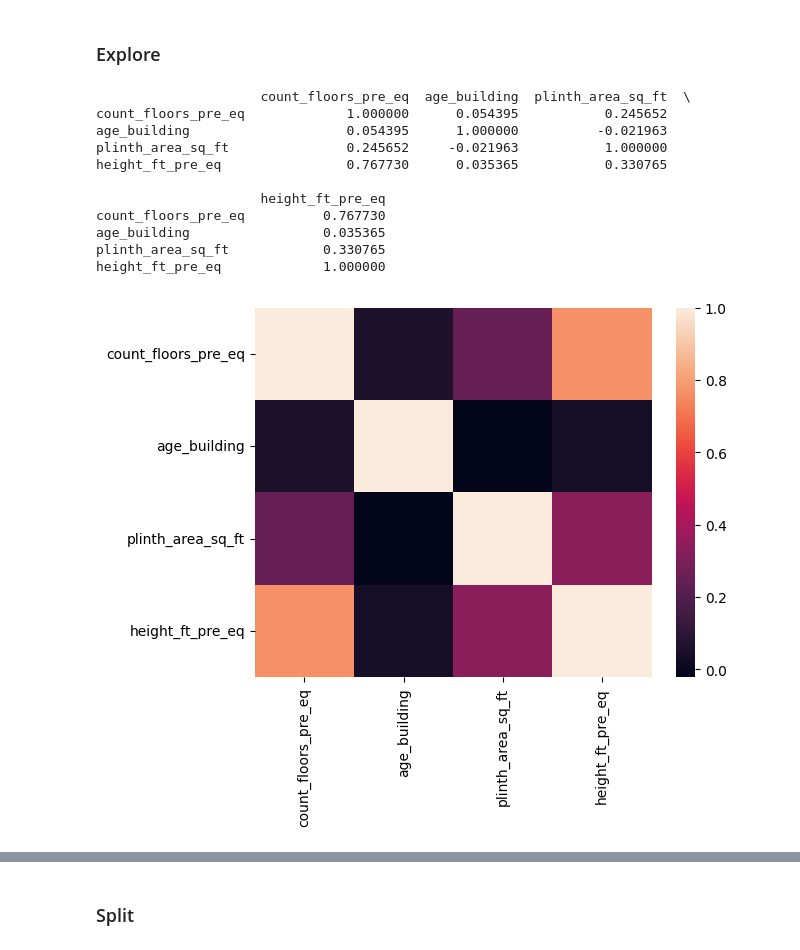
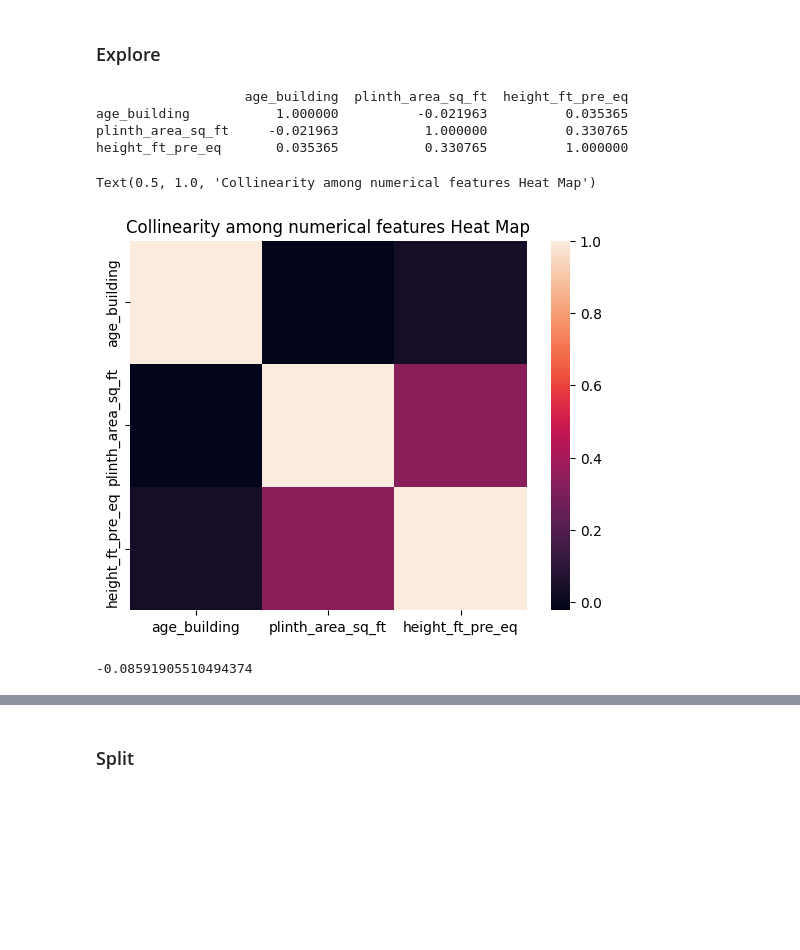
Before and after one commit to mayankprhr/NepalEarthquake, a Jupyter notebook: nepal.ipynb, the cells around one changed output, grey strips where cells are left out. Cells and saved outputs as stored; diff of their text form; code cells hidden in the pictures; blank space fills up the shorter version.

```diff
--- a/nepal.ipynb
+++ b/nepal.ipynb
@@ -114,12 +117,15 @@ def wrangle(filepath):
     #Drop cols for binary classification
     drop_cols.append('damage_grade')
 
-    #Drop cols for leakage/non relevance
+    #Drop cols for high cardinality/ leakage/ non relevance
     drop_cols.append('building_id')
     drop_cols.append('district_id')
     drop_cols.append('vdcmun_id')
     drop_cols.append('ward_id')
 
+    # Drop cols for low multi collinearity
+    drop_cols.append('count_floors_pre_eq')
+
     #Drop cols
     df.drop(columns=drop_cols, inplace=True)
 
@@ -169,17 +174,16 @@ Name: severity, dtype: int64
 # %%
 correlation=df.select_dtypes('number').drop(columns='severity').corr()
 print(correlation)
-sns.heatmap(correlation);
+sns.heatmap(correlation)
+plt.title('Collinearity among numerical features Heat Map')
 # %% [output]
-                     count_floors_pre_eq  age_building  plinth_area_sq_ft  \
-count_floors_pre_eq             1.000000      0.054395           0.245652
-age_building                    0.054395      1.000000          -0.021963
-plinth_area_sq_ft               0.245652     -0.021963           1.000000
-height_ft_pre_eq                0.767730      0.035365           0.330765
-
-                     height_ft_pre_eq
-count_floors_pre_eq          0.767730
-age_building                 0.035365
-plinth_area_sq_ft            0.330765
-height_ft_pre_eq             1.000000
+                   age_building  plinth_area_sq_ft  height_ft_pre_eq
+age_building           1.000000          -0.021963          0.035365
+plinth_area_sq_ft     -0.021963           1.000000          0.330765
+height_ft_pre_eq       0.035365           0.330765          1.000000
+Text(0.5, 1.0, 'Collinearity among numerical features Heat Map')
-[figure, old version]
+[figure, new version]
+# %%
+df['severity'].corr(df['height_ft_pre_eq'])
+# %% [output]
+-0.08591905510494374
```
Also changed, not shown: parts of 19 cells of this notebook.
